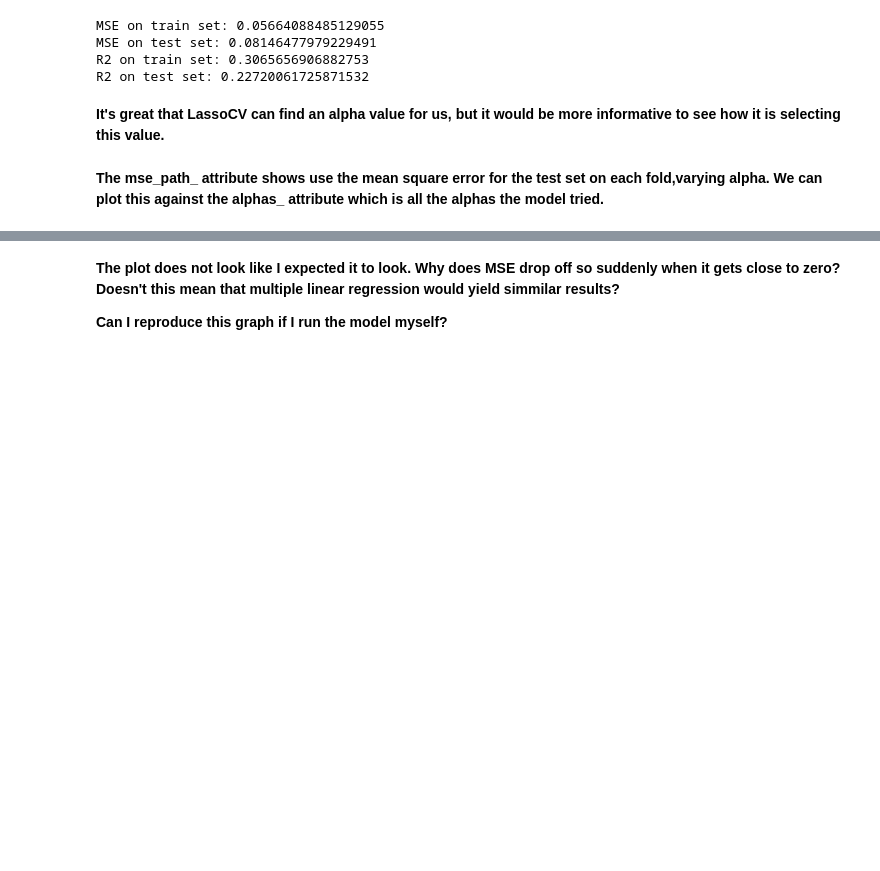
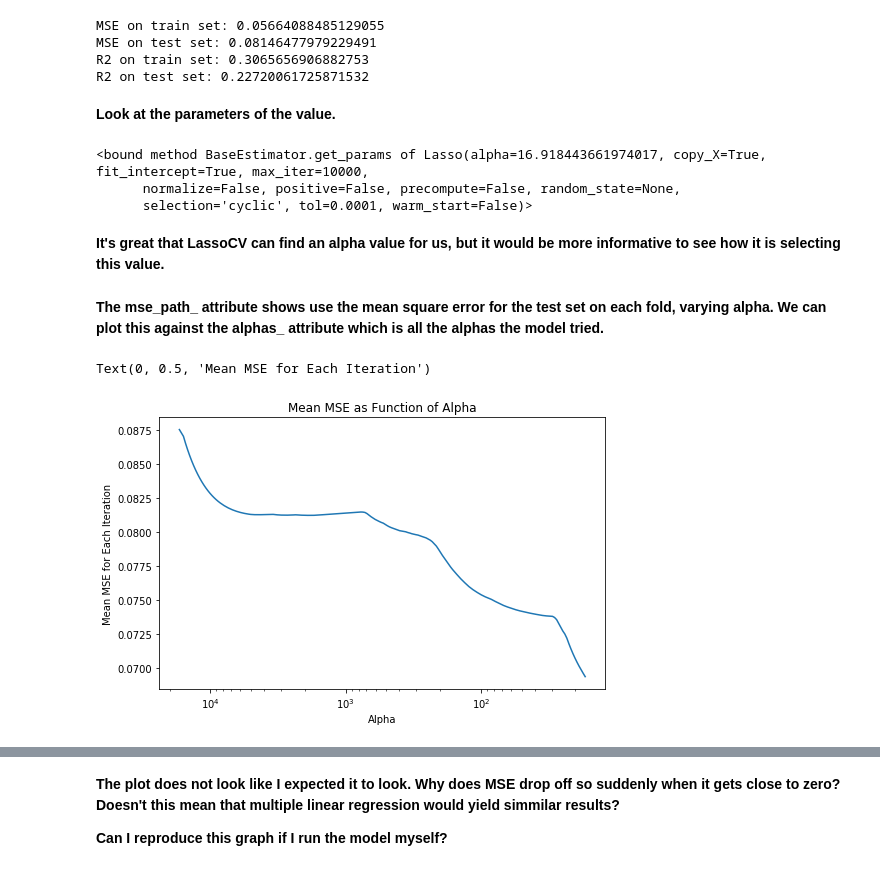
Before and after one commit to christopher-reed/CA-High-Value-Crops, a Jupyter notebook: Crop_Weather_EDA.ipynb, the cells around one changed output, grey strips where cells are left out. Cells and saved outputs as stored; diff of their text form; code cells hidden in the pictures; blank space fills up the shorter version.

```diff
--- a/Crop_Weather_EDA.ipynb
+++ b/Crop_Weather_EDA.ipynb
@@ -608,7 +626,15 @@ MSE on train set: 0.05664088485129055
 MSE on test set: 0.08146477979229491
 R2 on train set: 0.3065656906882753
 R2 on test set: 0.22720061725871532
+# %% [markdown]
+**Look at the parameters of the value.**
+# %%
+lasso.get_params
+# %% [output]
+<bound method BaseEstimator.get_params of Lasso(alpha=16.918443661974017, copy_X=True, fit_intercept=True, max_iter=10000,
+      normalize=False, positive=False, precompute=False, random_state=None,
+      selection='cyclic', tol=0.0001, warm_start=False)>
 # %% [markdown]
 **It's great that LassoCV can find an alpha value for us, but it would be more informative to see how it is selecting this value.**
 # %% [markdown]
-**The mse_path_ attribute shows use the mean square error for the test set on each fold,varying alpha. We can plot this against the alphas_ attribute which is all the alphas the model tried.**
+**The mse_path_ attribute shows use the mean square error for the test set on each fold, varying alpha. We can plot this against the alphas_ attribute which is all the alphas the model tried.**
@@ -619,0 +641,22 @@ alphas = lassocv.alphas_
+# %%
+#Mean MSE for each iteration (5 folds per iteration)
+mse = lassocv.mse_path_.mean(axis = 1)
+
+#All the alphas
+alphas = lassocv.alphas_
+
+#Construct plot
+fig, ax = plt.subplots(figsize = (8,5))
+ax.plot(alphas,mse)
+
+#Reverse x axis and set a log scale
+ax.set_xscale('log')
+ax.set_xlim(ax.get_xlim()[::-1])
+
+#Format
+plt.title('Mean MSE as Function of Alpha')
+plt.xlabel('Alpha')
+plt.ylabel('Mean MSE for Each Iteration')
+# %% [output]
+Text(0, 0.5, 'Mean MSE for Each Iteration')
+[figure, added]
```
Also changed, not shown: parts of 10 cells of this notebook.
